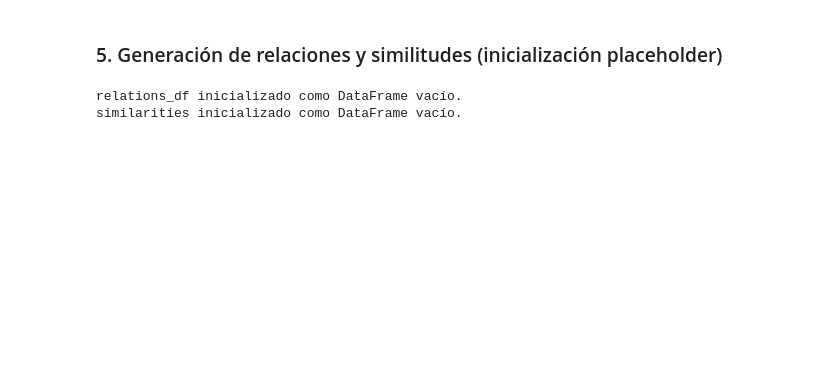
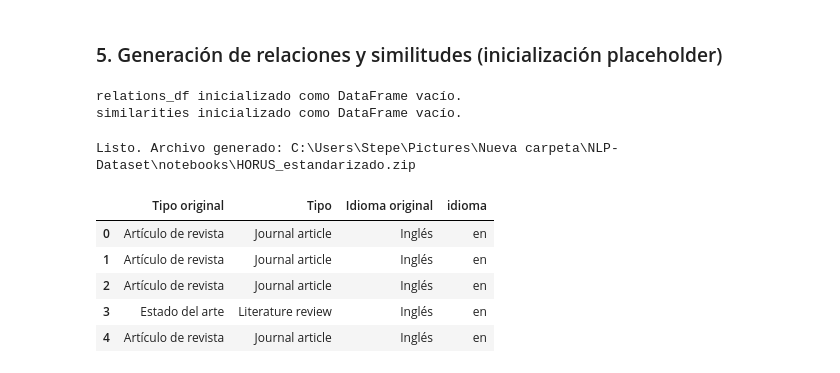
Before and after one commit to mbarrerag/NLP-Project, a Jupyter notebook: notebooks/NPL_Proyecto.ipynb, the cells around one changed output. Drawn from its saved outputs; the diff is of its cells as text; code cells hidden in the pictures; blank space fills up the shorter version.

```diff
--- a/notebooks/NPL_Proyecto.ipynb
+++ b/notebooks/NPL_Proyecto.ipynb
@@ -347,12 +345,50 @@ if 'labels' not in papers.columns:
     papers["labels"] = papers["paper_id"].map(lambda pid: labels_by_paper_recomputed.get(pid, {}))
     print("La columna 'labels' ha sido añadida/recreada en el DataFrame 'papers' para la exportación.")
 
+english_document_types = {
+    'JOURNAL_ARTICLE': 'Journal article',
+    'CONFERENCE_PAPER': 'Conference paper',
+    'CONFERENCE_PRESENTATION': 'Conference presentation',
+    'BOOK_CHAPTER': 'Book chapter',
+    'BOOK': 'Book',
+    'MASTER_THESIS': "Master's thesis",
+    'DOCTORAL_THESIS': 'Doctoral thesis',
+    'SPECIALIZATION_THESIS': 'Specialization thesis',
+    'LITERATURE_REVIEW': 'Literature review',
+    'PREPRINT': 'Preprint',
+    'PATENT': 'Patent',
+    'PROJECT': 'Project',
+    'EDITORIAL': 'Editorial',
+    'AUDIOVISUAL': 'Audiovisual format',
+    'OTHER': 'Other',
+    'UNKNOWN': 'Unknown',
+    'APOYO_A_LA_INVESTIGACIÓN': 'Research support',
+    'COLECCIÓN_CIENTÍFICA': 'Scientific collection',
+    'COMENTARIO': 'Commentary',
+    'DESARROLLO_DE_SOFTWARE': 'Software development',
+    'ENSAYO_CLÍNICO': 'Clinical trial',
+    'ERRATA': 'Erratum',
+    'ESTUDIO_MULTICÉNTRICO': 'Multicenter study',
+    'ESTUDIO_OBSERVACIONAL': 'Observational study',
+    'PROCESO_INSTRUMENTAL': 'Instrumentation process',
+    'REPORTE_DE_CASO': 'Case report',
+    'REPORTE_TECNICO': 'Technical report',
+    'REVISIÓN_SISTEMÁTICA': 'Systematic review',
+    'TESIS_PREGRADO': 'Undergraduate thesis'
+}
+
 papers_export = papers.copy()
+papers_export['Tipo original'] = papers_export['Tipo']
+translated_types = papers_export['document_type_normalized'].map(english_document_types)
+unmapped_types = sorted(papers_export.loc[translated_types.isna(), 'Tipo'].dropna().astype(str).unique())
+if unmapped_types:
+    print(f"Tipos sin traducción definida; se conserva el original: {unmapped_types}")
+papers_export['Tipo'] = translated_types.fillna(papers_export['Tipo'])
 
-if 'Idioma' in papers_export.columns:
-    papers_export = papers_export.drop(columns=['Idioma'])
+if 'Idioma original' not in papers_export.columns and 'Idioma' in papers_export.columns:
+    papers_export = papers_export.rename(columns={'Idioma': 'Idioma original'})
 if 'language_iso639_1' in papers_export.columns:
-    papers_export = papers_export.rename(columns={'language_iso639_1': 'idioma normalizado'})
+    papers_export = papers_export.rename(columns={'language_iso639_1': 'idioma'})
 
 if 'labels' in papers_export.columns:
     papers_export['labels'] = papers_export['labels'].apply(lambda x: json.dumps(x, ensure_ascii=False) if isinstance(x, dict) else '{}')
@@ -372,33 +408,42 @@ for _, p in papers.iterrows():
         "doi": p.doi_normalized or None,
         "title_original": p["Título original"],
         "title_normalized": p.title_normalized,
         "abstract_status": p.abstract_status,
         "idioma_normalizado": p.language_iso639_1,
         "publication_year": None if pd.isna(p.publication_year) else int(p.publication_year),
-        "document_type": p.document_type_normalized,
+        "document_type": english_document_types.get(p.document_type_normalized, p.Tipo),
+        "document_type_original": p.Tipo,
+        "document_type_normalized": p.document_type_normalized,
         "authors": p.authors_normalized,
         "labels": p.labels
     })
 with open(f"{OUTPUT_DIR}/paper_entities.json", "w", encoding="utf-8") as f:
     json.dump(paper_entities, f, ensure_ascii=False, indent=2)
 with open(f"{OUTPUT_DIR}/paper_relations.json", "w", encoding="utf-8") as f:
     json.dump(relations_df.to_dict(orient="records"), f, ensure_ascii=False, indent=2)
 
 labels.to_csv(f"{OUTPUT_DIR}/label_traceability.csv", index=False, encoding="utf-8-sig")
 similarities.to_csv(f"{OUTPUT_DIR}/similarity_candidates.csv", index=False, encoding="utf-8-sig")
 
 quality = pd.DataFrame([
     {"metric": "total_records", "value": len(papers)},
     {"metric": "missing_abstract", "value": int(papers.abstract_status.eq("MISSING_ABSTRACT").sum())},
     {"metric": "missing_doi", "value": int(papers.doi_normalized.eq("").sum())},
     {"metric": "unknown_language", "value": int(papers.language_iso639_1.eq("und").sum())},
     {"metric": "auto_extracted_labels", "value": len(labels)},
     {"metric": "graph_relations", "value": len(relations_df)},
     {"metric": "similarity_pairs", "value": len(similarities)}
 ])
 quality.to_csv(f"{OUTPUT_DIR}/data_quality_report.csv", index=False, encoding="utf-8-sig")
 
 archive = shutil.make_archive("HORUS_estandarizado", "zip", OUTPUT_DIR)
 print(f"Listo. Archivo generado: {Path(archive).resolve()}")
-
-display(papers.head())
+display(papers_export[['Tipo original', 'Tipo', 'Idioma original', 'idioma']].head())
+# %% [output]
+Listo. Archivo generado: C:\Users\Stepe\Pictures\Nueva carpeta\NLP-Dataset\notebooks\HORUS_estandarizado.zip
+|  | Tipo original | Tipo | Idioma original | idioma |
+| 0 | Artículo de revista | Journal article | Inglés | en |
+| 1 | Artículo de revista | Journal article | Inglés | en |
+| 2 | Artículo de revista | Journal article | Inglés | en |
+| 3 | Estado del arte | Literature review | Inglés | en |
+| 4 | Artículo de revista | Journal article | Inglés | en |
```
Also changed, not shown: parts of 3 cells of this notebook.
